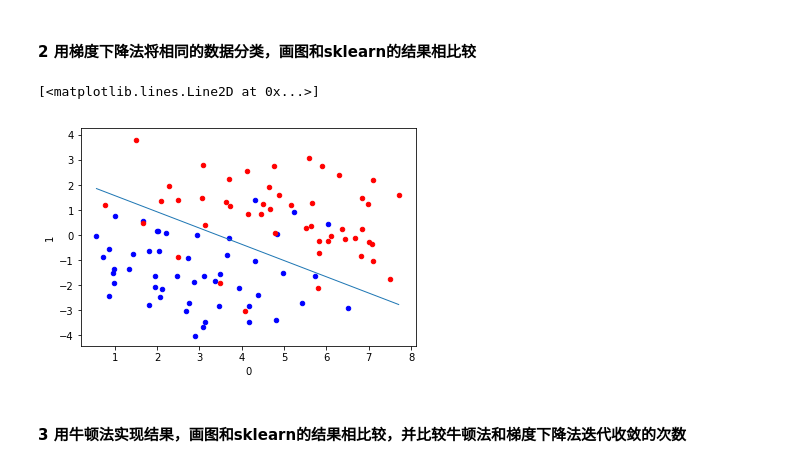
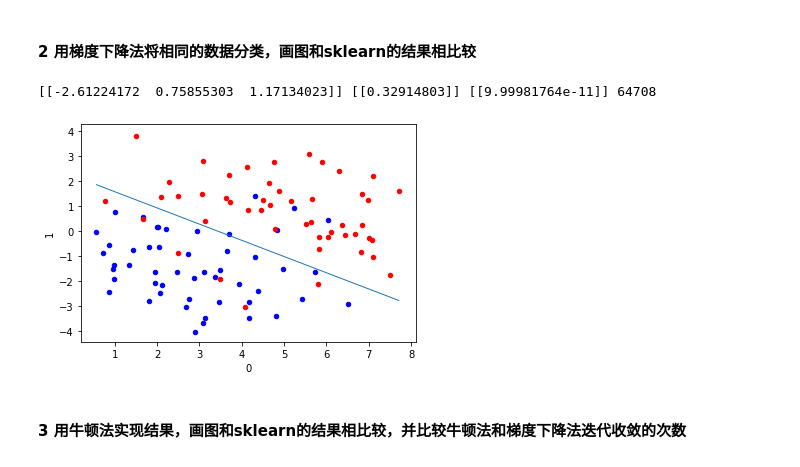
Before and after one commit to yui0907/ml_reviews, a Jupyter notebook: task2_Logistic_regression.ipynb, the cells around one changed output. Saved outputs shown, nothing was run; the diff lists cells and outputs as text; code cells hidden in the pictures.

```diff
--- a/task2_Logistic_regression.ipynb
+++ b/task2_Logistic_regression.ipynb
@@ -351,42 +431,50 @@ plt.plot(_xs, _ys, lw=1)
 # %% [markdown]
 #### 2 用梯度下降法将相同的数据分类，画图和sklearn的结果相比较
+# %%
+def sigmoid(z):
+    s=1/(1+np.exp(-z))
+    return s
 # %%
 class LGR_GD():
     def __init__(self):
         self.w = None
         self.n_iters = None
-    def fit(self,X,y,alpha=0.03,loss = 1e-10): # 设定步长为0.002，判断是否收敛的条件为1e-10
+
+    def fit(self,X,y,alpha=0.005,loss =1e-10): # 设定步长为0.002，判断是否收敛的条件为1e-10
         y = y.reshape(-1,1) #重塑y值的维度以便矩阵运算
         [m,d] = np.shape(X) #自变量的维度
         self.w = np.zeros((1,d)) #将参数的初始值定为0
         tol = 1e5
-        self.n_iters =0
-        while tol > loss: #设置收敛条件
-            zs = X.dot(self.w.T)
-            h_f = 1 / (1 + np.exp(-zs))
-            theta = self.w + alpha *np.mean(X*(y - h_f),axis=0) #计算迭代的参数值
-            tol = np.sum(np.abs(theta - self.w))
-            self.w = theta #更新参数值
+        self.n_iters = 0
+        tol_b =0
+        #============================ show me your code =======================
+        while abs(tol-tol_b) > loss  : #设置收敛条件
             self.n_iters += 1 #更新迭代次数
+            tol_b = tol
+            h = sigmoid(np.dot(X,self.w.T))
+         #============================= show me your code =======================
+            self.w = self.w - (alpha/m)*np.dot((h-y).T,X) #(1-alpha*lam/m)*
+            tol = (-1/m)*(np.dot(y.T,np.log(h))+np.dot((1-y).T,np.log(1-h))) ##+ (lam/(2*m))*np.dot(self.w,self.w.T) 对数损失
+        print(self.w,tol,abs(tol-tol_b),self.n_iters)
     def predict(self, X):
         # 用已经拟合的参数值预测新自变量
         y_pred = X.dot(self.w)
         return y_pred
 
 if __name__ == "__main__":
-    lgr_gd = LGR_GD()
-    lgr_gd.fit(Xs,ys)
+    lr_gd = LGR_GD()
+    lr_gd.fit(Xs,ys)
+
+    ax = plt.axes()
+
+    df_X.query('label == 0').plot.scatter(x=0, y=1, ax=ax, color='blue')
+    df_X.query('label == 1').plot.scatter(x=0, y=1, ax=ax, color='red')
+
+    _xs = np.array([np.min(Xs[:,1]), np.max(Xs[:,1])])
+    _ys = (lr_gd.w[0][0] + lr_gd.w[0][1] * _xs) / (- lr_gd.w[0][2])
+    plt.plot(_xs, _ys, lw=1)
+# %% [output]
+[[-2.61224172  0.75855303  1.17134023]] [[0.32914803]] [[9.99981764e-11]] 64708
+[figure, added]
-# %%
-ax = plt.axes()
-
-df_X.query('label == 0').plot.scatter(x=0, y=1, ax=ax, color='blue')
-df_X.query('label == 1').plot.scatter(x=0, y=1, ax=ax, color='red')
-
-_xs = np.array([np.min(Xs[:,1]), np.max(Xs[:,1])])
-_ys = (lr_gd.w[0][0] + lr_gd.w[0][1] * _xs) / (- lr_gd.w[0][2])
-plt.plot(_xs, _ys, lw=1)
-# %% [output]
-[<matplotlib.lines.Line2D at 0x...>]
-[figure, removed]
 # %% [markdown]
 #### 3 用牛顿法实现结果，画图和sklearn的结果相比较，并比较牛顿法和梯度下降法迭代收敛的次数
```
Also changed, not shown: parts of 44 cells of this notebook.
